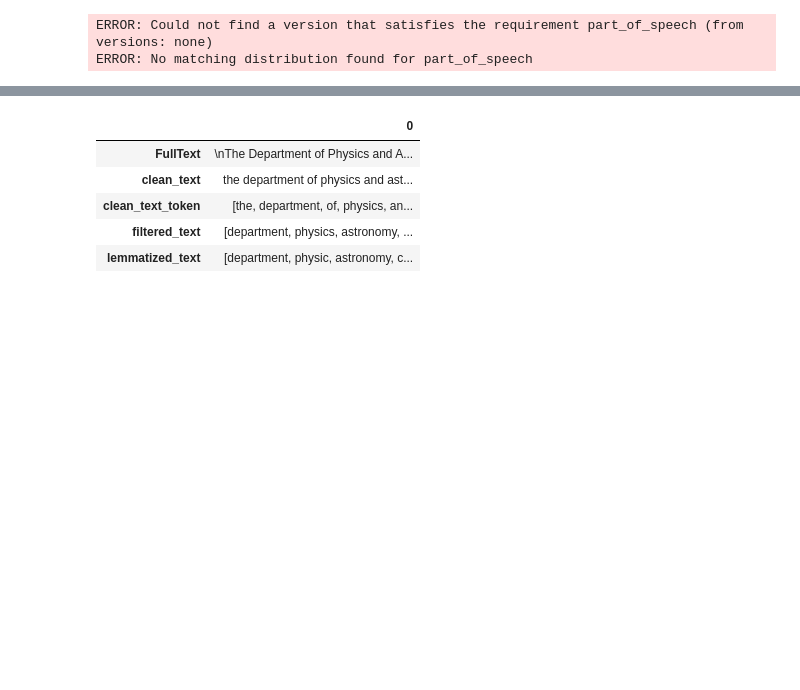
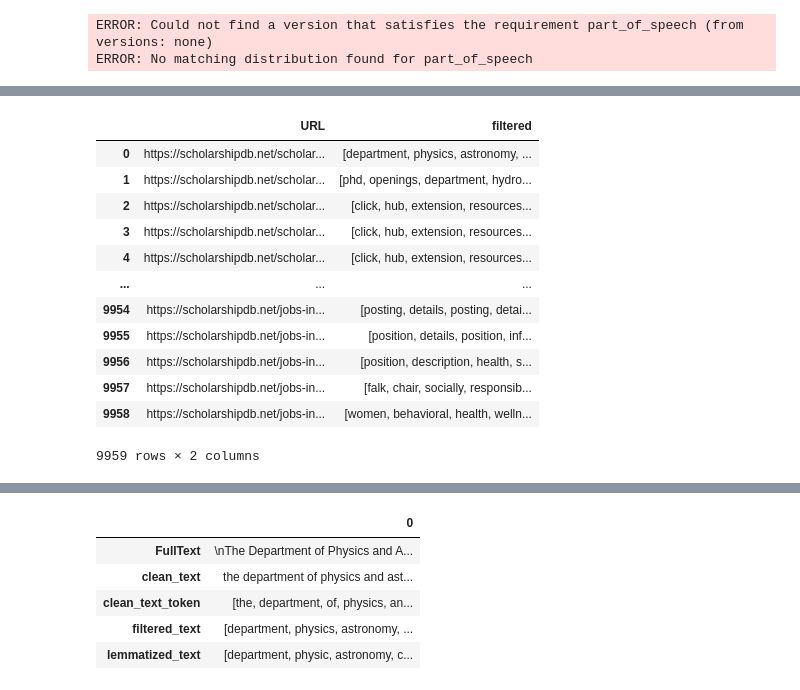
Before and after one commit to bgrdessislava/NLP_projects, a Jupyter notebook: ScholarshipDB_USA_Scraped_analysis.ipynb, the cells around one changed output, grey strips where cells are left out. Drawn from its saved outputs; the diff is of its cells as text; code cells hidden in the pictures; blank space fills up the shorter version.

Commit message:
elaborating on the big code to prepare for knime workflow

```diff
--- a/ScholarshipDB_USA_Scraped_analysis.ipynb
+++ b/ScholarshipDB_USA_Scraped_analysis.ipynb
@@ -50,0 +67,20 @@ df['filtered_text'] = df['clean_text_token'].apply(filtering, args=(stop_words,)
+# %%
+KNime_USA_df = df[['Unnamed: 0','filtered_text']]
+# %%
+KNime_USA_df = KNime_USA_df.rename(columns={'Unnamed: 0': 'URL', 'filtered_text': 'filtered'})
+# %%
+KNime_USA_df
+# %% [output]
+|  | URL | filtered |
+| 0 | https://scholarshipdb.net/scholar... | [department, physics, astronomy, ... |
+| 1 | https://scholarshipdb.net/scholar... | [phd, openings, department, hydro... |
+| 2 | https://scholarshipdb.net/scholar... | [click, hub, extension, resources... |
+| 3 | https://scholarshipdb.net/scholar... | [click, hub, extension, resources... |
+| 4 | https://scholarshipdb.net/scholar... | [click, hub, extension, resources... |
+| ... | ... | ... |
+| 9954 | https://scholarshipdb.net/jobs-in... | [posting, details, posting, detai... |
+| 9955 | https://scholarshipdb.net/jobs-in... | [position, details, position, inf... |
+| 9956 | https://scholarshipdb.net/jobs-in... | [position, description, health, s... |
+| 9957 | https://scholarshipdb.net/jobs-in... | [falk, chair, socially, responsib... |
+| 9958 | https://scholarshipdb.net/jobs-in... | [women, behavioral, health, welln... |
+9959 rows × 2 columns
```
Also changed, not shown: parts of 3 cells of this notebook.
